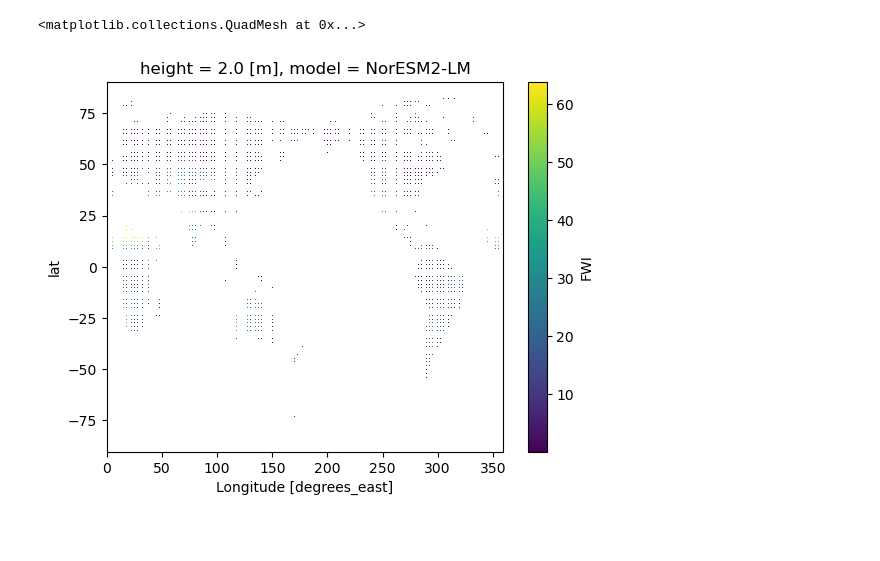
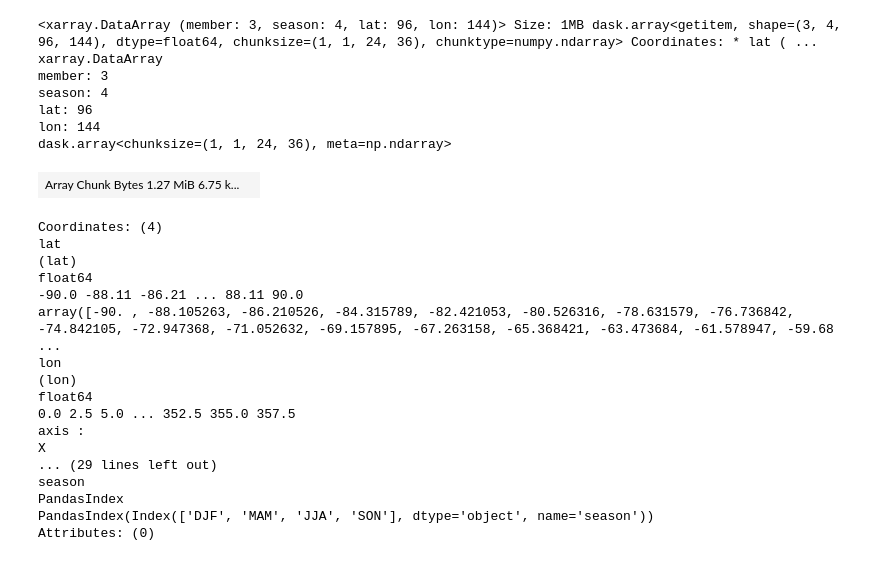
Before and after one commit to vutama/fire_weather, a Jupyter notebook: scratch.ipynb, the cells around one changed output. Cells and saved outputs as stored; diff of their text form; code cells hidden in the pictures; blank space fills up the shorter version.

```diff
--- a/scratch.ipynb
+++ b/scratch.ipynb
@@ -707,5 +1109,28 @@ ValueError: Parameter list length (5) must be either 1 or 4
 # %%
-historical_fwi_mean_masked.isel(model=0).plot()
+noresm2_historical_fwi_seasonal
 # %% [output]
-<matplotlib.collections.QuadMesh at 0x...>
+<xarray.DataArray (member: 3, season: 4, lat: 96, lon: 144)> Size: 1MB dask.array<getitem, shape=(3, 4, 96, 144), dtype=float64, chunksize=(1, 1, 24, 36), chunktype=numpy.ndarray> Coordinates: * lat ( ...
+xarray.DataArray
+member: 3
+season: 4
+lat: 96
+lon: 144
+dask.array<chunksize=(1, 1, 24, 36), meta=np.ndarray>
-[figure, removed]
+| Array Chunk Bytes 1.27 MiB 6.75 k... |  |
+Coordinates: (4)
+lat
+(lat)
+float64
+-90.0 -88.11 -86.21 ... 88.11 90.0
+array([-90. , -88.105263, -86.210526, -84.315789, -82.421053, -80.526316, -78.631579, -76.736842, -74.842105, -72.947368, -71.052632, -69.157895, -67.263158, -65.368421, -63.473684, -61.578947, -59.68 ...
+lon
+(lon)
+float64
+0.0 2.5 5.0 ... 352.5 355.0 357.5
+axis :
+X
+... (29 lines left out)
+season
+PandasIndex
+PandasIndex(Index(['DJF', 'MAM', 'JJA', 'SON'], dtype='object', name='season'))
+Attributes: (0)
```
Also changed, not shown: parts of 5 cells of this notebook, 10 other files.
